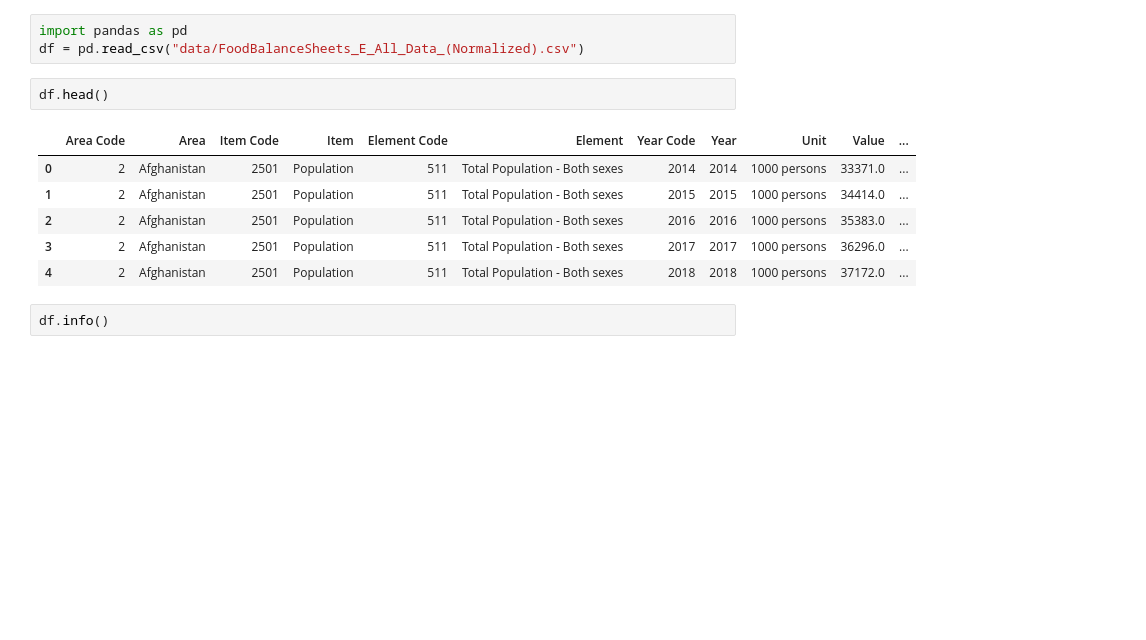
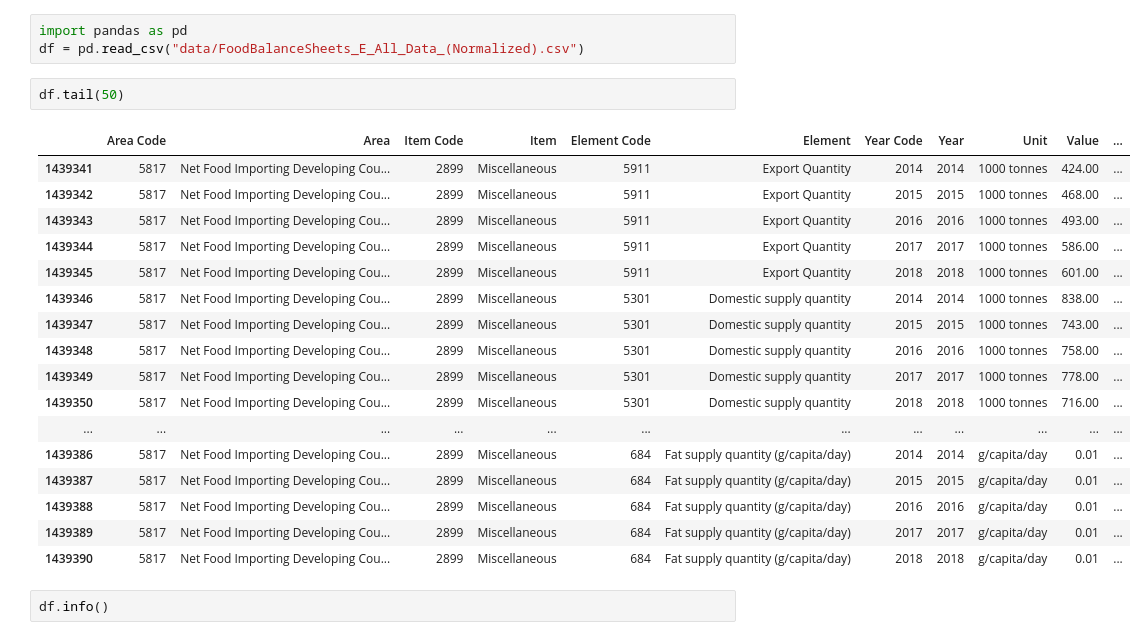
Before and after one commit to Gerogrit/agriculture_and_environment, a Jupyter notebook: GeroWorkbookAgri.ipynb, the cells around one changed output. Cells and saved outputs as stored; diff of their text form; blank space fills up the shorter version.

```diff
--- a/GeroWorkbookAgri.ipynb
+++ b/GeroWorkbookAgri.ipynb
@@ -1,15 +1,26 @@
 # %%
 import pandas as pd
 df = pd.read_csv("data/FoodBalanceSheets_E_All_Data_(Normalized).csv")
-# %%
-df.head()
-# %% [output]
-|  | Area Code | Area | Item Code | Item | Element Code | Element | Year Code | Year | Unit | Value | ... |
-| 0 | 2 | Afghanistan | 2501 | Population | 511 | Total Population - Both sexes | 2014 | 2014 | 1000 persons | 33371.0 | ... |
-| 1 | 2 | Afghanistan | 2501 | Population | 511 | Total Population - Both sexes | 2015 | 2015 | 1000 persons | 34414.0 | ... |
-| 2 | 2 | Afghanistan | 2501 | Population | 511 | Total Population - Both sexes | 2016 | 2016 | 1000 persons | 35383.0 | ... |
-| 3 | 2 | Afghanistan | 2501 | Population | 511 | Total Population - Both sexes | 2017 | 2017 | 1000 persons | 36296.0 | ... |
-| 4 | 2 | Afghanistan | 2501 | Population | 511 | Total Population - Both sexes | 2018 | 2018 | 1000 persons | 37172.0 | ... |
+# %%
+df.tail(50)
+# %% [output]
+|  | Area Code | Area | Item Code | Item | Element Code | Element | Year Code | Year | Unit | Value | ... |
+| 1439341 | 5817 | Net Food Importing Developing Cou... | 2899 | Miscellaneous | 5911 | Export Quantity | 2014 | 2014 | 1000 tonnes | 424.00 | ... |
+| 1439342 | 5817 | Net Food Importing Developing Cou... | 2899 | Miscellaneous | 5911 | Export Quantity | 2015 | 2015 | 1000 tonnes | 468.00 | ... |
+| 1439343 | 5817 | Net Food Importing Developing Cou... | 2899 | Miscellaneous | 5911 | Export Quantity | 2016 | 2016 | 1000 tonnes | 493.00 | ... |
+| 1439344 | 5817 | Net Food Importing Developing Cou... | 2899 | Miscellaneous | 5911 | Export Quantity | 2017 | 2017 | 1000 tonnes | 586.00 | ... |
+| 1439345 | 5817 | Net Food Importing Developing Cou... | 2899 | Miscellaneous | 5911 | Export Quantity | 2018 | 2018 | 1000 tonnes | 601.00 | ... |
+| 1439346 | 5817 | Net Food Importing Developing Cou... | 2899 | Miscellaneous | 5301 | Domestic supply quantity | 2014 | 2014 | 1000 tonnes | 838.00 | ... |
+| 1439347 | 5817 | Net Food Importing Developing Cou... | 2899 | Miscellaneous | 5301 | Domestic supply quantity | 2015 | 2015 | 1000 tonnes | 743.00 | ... |
+| 1439348 | 5817 | Net Food Importing Developing Cou... | 2899 | Miscellaneous | 5301 | Domestic supply quantity | 2016 | 2016 | 1000 tonnes | 758.00 | ... |
+| 1439349 | 5817 | Net Food Importing Developing Cou... | 2899 | Miscellaneous | 5301 | Domestic supply quantity | 2017 | 2017 | 1000 tonnes | 778.00 | ... |
+| 1439350 | 5817 | Net Food Importing Developing Cou... | 2899 | Miscellaneous | 5301 | Domestic supply quantity | 2018 | 2018 | 1000 tonnes | 716.00 | ... |
+| ... | ... | ... | ... | ... | ... | ... | ... | ... | ... | ... | ... |
+| 1439386 | 5817 | Net Food Importing Developing Cou... | 2899 | Miscellaneous | 684 | Fat supply quantity (g/capita/day) | 2014 | 2014 | g/capita/day | 0.01 | ... |
+| 1439387 | 5817 | Net Food Importing Developing Cou... | 2899 | Miscellaneous | 684 | Fat supply quantity (g/capita/day) | 2015 | 2015 | g/capita/day | 0.01 | ... |
+| 1439388 | 5817 | Net Food Importing Developing Cou... | 2899 | Miscellaneous | 684 | Fat supply quantity (g/capita/day) | 2016 | 2016 | g/capita/day | 0.01 | ... |
+| 1439389 | 5817 | Net Food Importing Developing Cou... | 2899 | Miscellaneous | 684 | Fat supply quantity (g/capita/day) | 2017 | 2017 | g/capita/day | 0.01 | ... |
+| 1439390 | 5817 | Net Food Importing Developing Cou... | 2899 | Miscellaneous | 684 | Fat supply quantity (g/capita/day) | 2018 | 2018 | g/capita/day | 0.01 | ... |
 # %%
 df.info()
 # %% [output]
```
Also changed, not shown: parts of 17 cells of this notebook, 1 other file.
